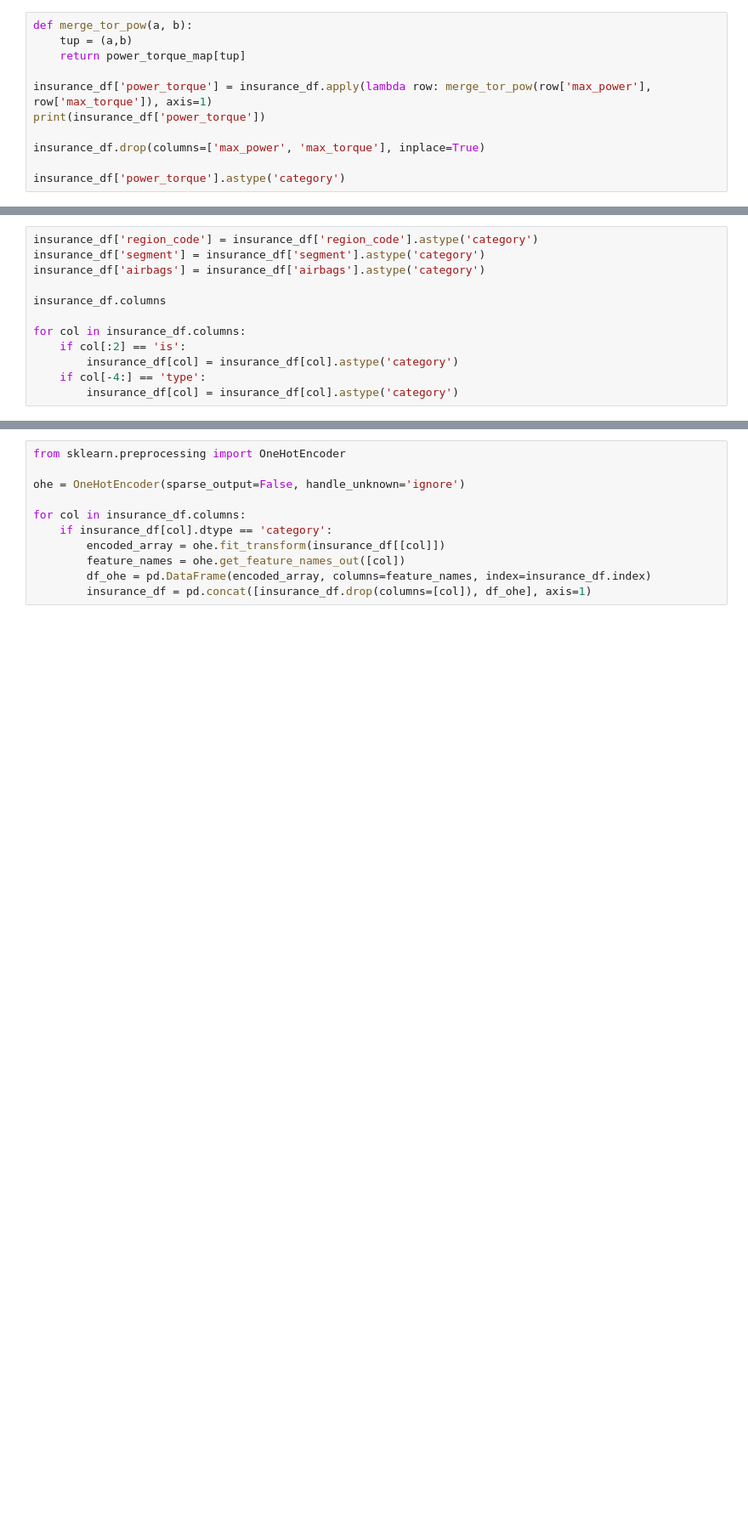
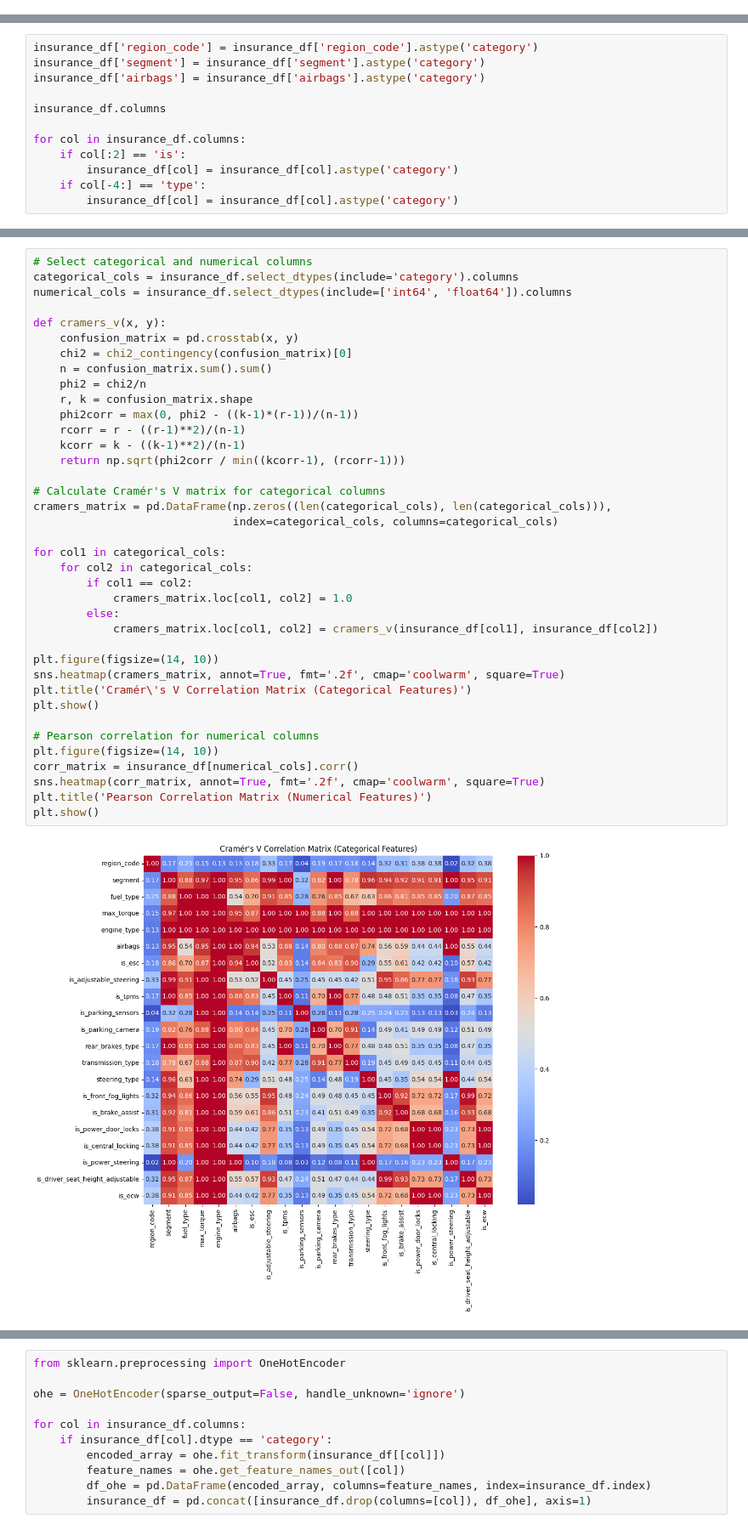
Before and after one commit to ROYBRUNO81/insurance.github.io, a Jupyter notebook: Cleaning_and_EDA.ipynb, the cells around one changed output, grey strips where cells are left out. Shown at 85% size. Cells and saved outputs as stored; diff of their text form; blank space fills up the shorter version.

```diff
--- a/Cleaning_and_EDA.ipynb
+++ b/Cleaning_and_EDA.ipynb
@@ -147,11 +126,0 @@ print(power_torque_map)
-# %%
-def merge_tor_pow(a, b):
-    tup = (a,b)
-    return power_torque_map[tup]
-
-insurance_df['power_torque'] = insurance_df.apply(lambda row: merge_tor_pow(row['max_power'], row['max_torque']), axis=1)
-print(insurance_df['power_torque'])
-
-insurance_df.drop(columns=['max_power', 'max_torque'], inplace=True)
-
-insurance_df['power_torque'].astype('category')
@@ -219,0 +177,40 @@ insurance_df.describe()
+# %%
+# Select categorical and numerical columns
+categorical_cols = insurance_df.select_dtypes(include='category').columns
+numerical_cols = insurance_df.select_dtypes(include=['int64', 'float64']).columns
+
+def cramers_v(x, y):
+    confusion_matrix = pd.crosstab(x, y)
+    chi2 = chi2_contingency(confusion_matrix)[0]
+    n = confusion_matrix.sum().sum()
+    phi2 = chi2/n
+    r, k = confusion_matrix.shape
+    phi2corr = max(0, phi2 - ((k-1)*(r-1))/(n-1))
+    rcorr = r - ((r-1)**2)/(n-1)
+    kcorr = k - ((k-1)**2)/(n-1)
+    return np.sqrt(phi2corr / min((kcorr-1), (rcorr-1)))
+
+# Calculate Cramér's V matrix for categorical columns
+cramers_matrix = pd.DataFrame(np.zeros((len(categorical_cols), len(categorical_cols))),
+                              index=categorical_cols, columns=categorical_cols)
+
+for col1 in categorical_cols:
+    for col2 in categorical_cols:
+        if col1 == col2:
+            cramers_matrix.loc[col1, col2] = 1.0
+        else:
+            cramers_matrix.loc[col1, col2] = cramers_v(insurance_df[col1], insurance_df[col2])
+
+plt.figure(figsize=(14, 10))
+sns.heatmap(cramers_matrix, annot=True, fmt='.2f', cmap='coolwarm', square=True)
+plt.title('Cramér\'s V Correlation Matrix (Categorical Features)')
+plt.show()
+
+# Pearson correlation for numerical columns
+plt.figure(figsize=(14, 10))
+corr_matrix = insurance_df[numerical_cols].corr()
+sns.heatmap(corr_matrix, annot=True, fmt='.2f', cmap='coolwarm', square=True)
+plt.title('Pearson Correlation Matrix (Numerical Features)')
+plt.show()
+# %% [output]
+[figure, added]
```
Also changed, not shown: parts of 16 cells of this notebook, 2 other files.
